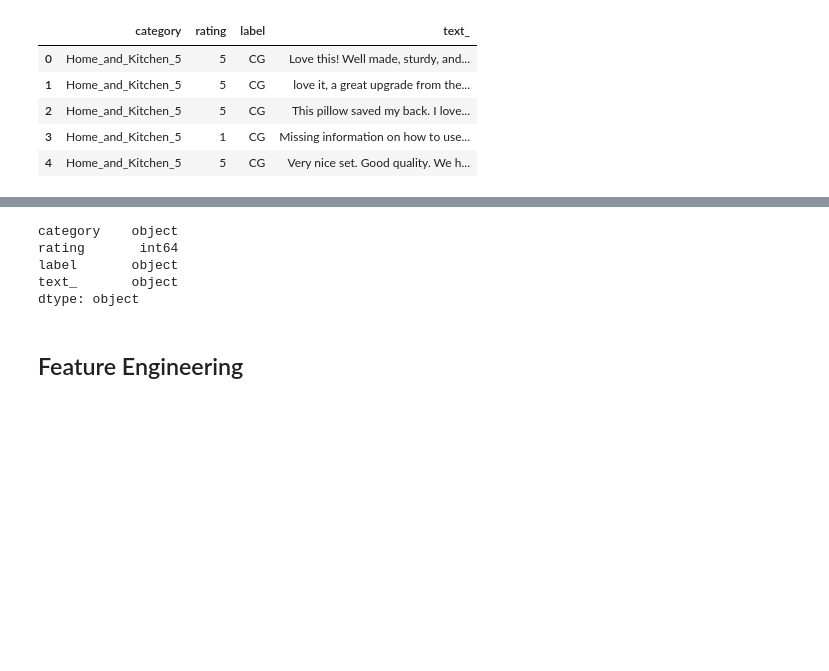
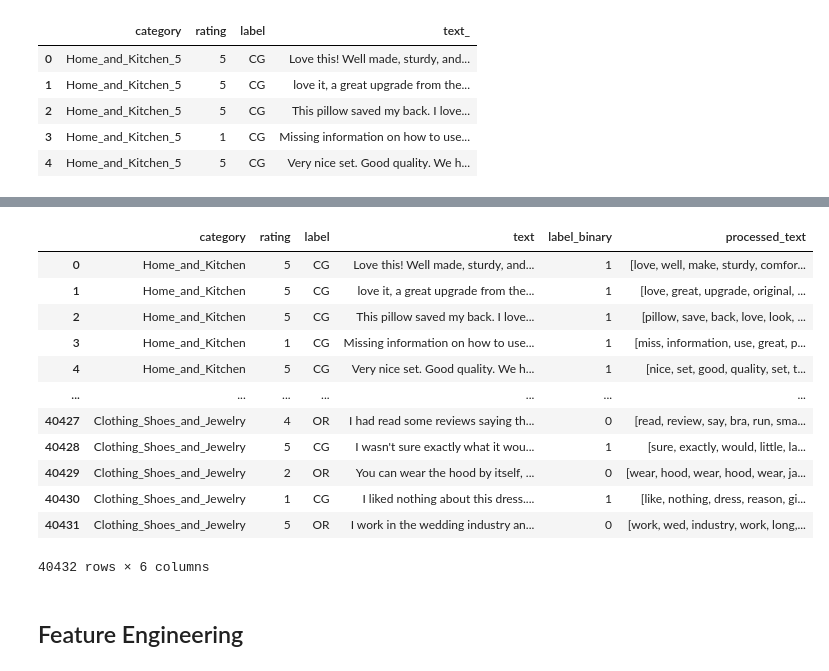
Before and after one commit to malfriduranna/02807_final_project, a Jupyter notebook: notebooks/brynjar.ipynb, the cells around one changed output, grey strips where cells are left out. Saved outputs shown, nothing was run; the diff lists cells and outputs as text; code cells hidden in the pictures; blank space fills up the shorter version.

```diff
--- a/notebooks/brynjar.ipynb
+++ b/notebooks/brynjar.ipynb
@@ -24,0 +90,12 @@ data.head()
+# %%
+data['processed_text']=(data['text']).apply(contractions.fix)
+# Loop through each line of text and tokenize
+data['processed_text'] = [word_tokenize(line) for line in data['processed_text']]
+# %%
+import string
+
+def remove_punctuation(input_text):
+    return [token for token in input_text if token not in set(string.punctuation)]
+
+# Apply punctuation function
+data['processed_text'] = [remove_punctuation(line) for line in data['processed_text']]
@@ -25,11 +151,19 @@ data.head()
 # %%
-data.dtypes
+data
 # %% [output]
+|  | category | rating | label | text | label_binary | processed_text |
+| 0 | Home_and_Kitchen | 5 | CG | Love this! Well made, sturdy, and... | 1 | [love, well, make, sturdy, comfor... |
+| 1 | Home_and_Kitchen | 5 | CG | love it, a great upgrade from the... | 1 | [love, great, upgrade, original, ... |
+| 2 | Home_and_Kitchen | 5 | CG | This pillow saved my back. I love... | 1 | [pillow, save, back, love, look, ... |
+| 3 | Home_and_Kitchen | 1 | CG | Missing information on how to use... | 1 | [miss, information, use, great, p... |
+| 4 | Home_and_Kitchen | 5 | CG | Very nice set. Good quality. We h... | 1 | [nice, set, good, quality, set, t... |
+| ... | ... | ... | ... | ... | ... | ... |
+| 40427 | Clothing_Shoes_and_Jewelry | 4 | OR | I had read some reviews saying th... | 0 | [read, review, say, bra, run, sma... |
+| 40428 | Clothing_Shoes_and_Jewelry | 5 | CG | I wasn't sure exactly what it wou... | 1 | [sure, exactly, would, little, la... |
+| 40429 | Clothing_Shoes_and_Jewelry | 2 | OR | You can wear the hood by itself, ... | 0 | [wear, hood, wear, hood, wear, ja... |
+| 40430 | Clothing_Shoes_and_Jewelry | 1 | CG | I liked nothing about this dress.... | 1 | [like, nothing, dress, reason, gi... |
+| 40431 | Clothing_Shoes_and_Jewelry | 5 | OR | I work in the wedding industry an... | 0 | [work, wed, industry, work, long,... |
-category    object
-rating       int64
-label       object
-text_       object
-dtype: object
+40432 rows × 6 columns
 # %% [markdown]
 ## Feature Engineering
 # %% [markdown]
```
Also changed, not shown: parts of 11 cells of this notebook.
